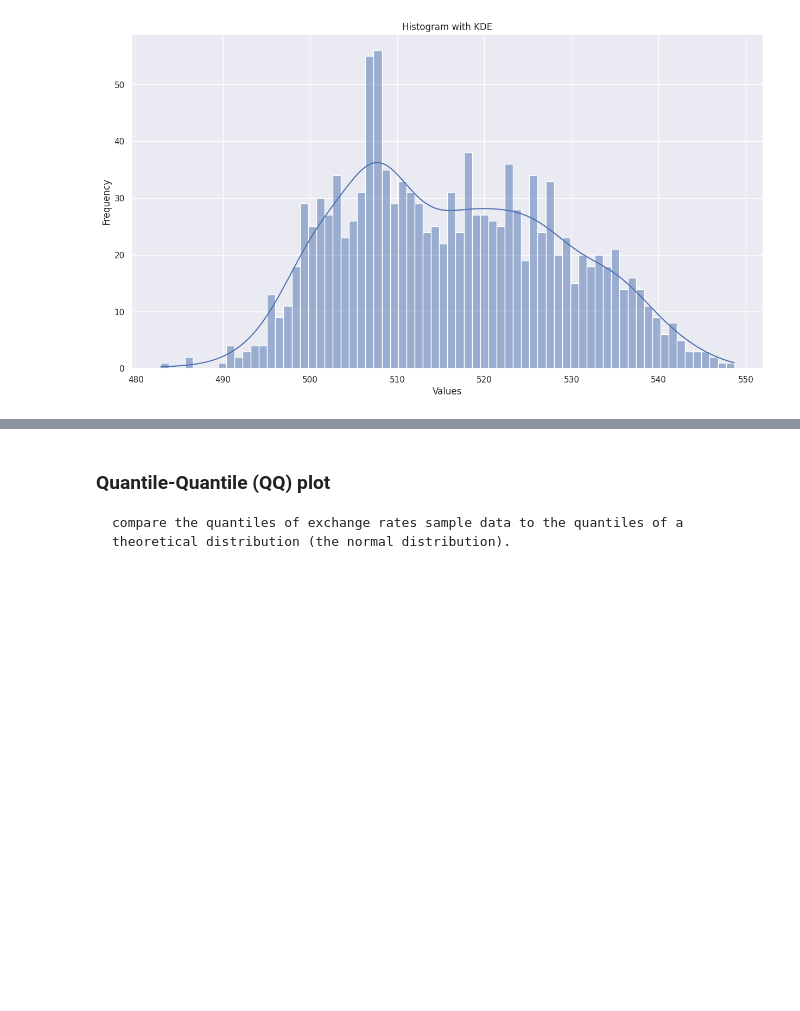
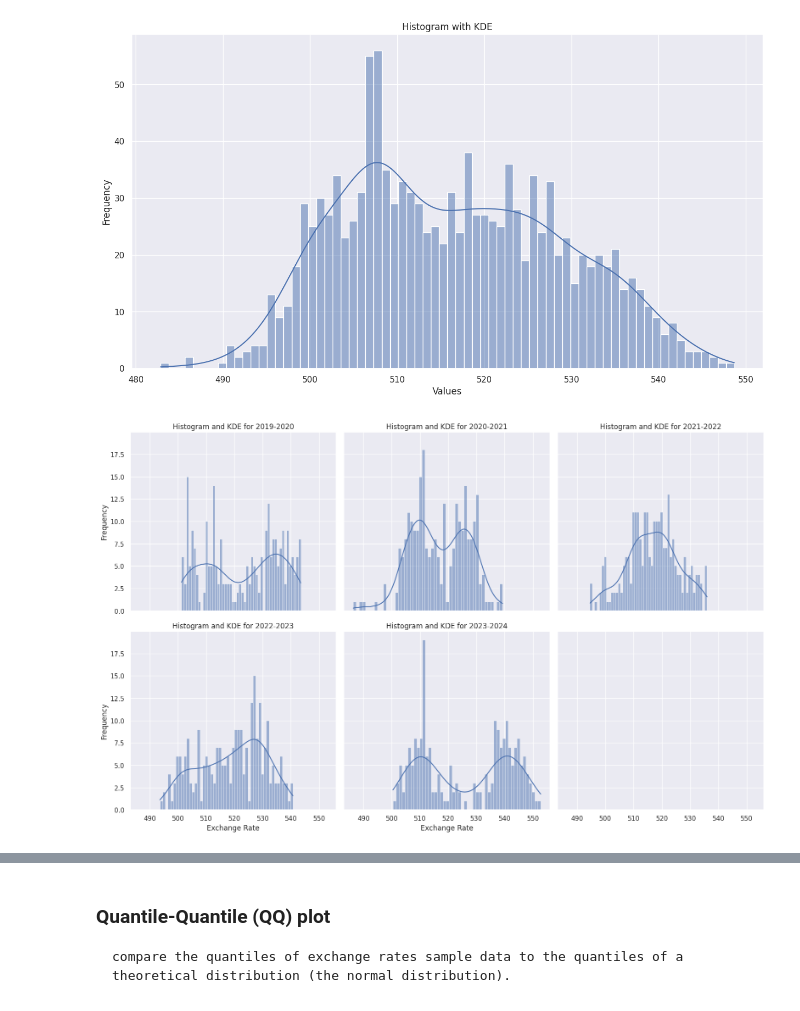
Before and after one commit to 5JKY/Project, a Jupyter notebook: data_visualization.ipynb, the cells around one changed output, grey strips where cells are left out. Drawn from its saved outputs; the diff is of its cells as text; code cells hidden in the pictures; blank space fills up the shorter version.

Commit message:
subplot histogram with KDE for each year

```diff
--- a/data_visualization.ipynb
+++ b/data_visualization.ipynb
@@ -25,7 +25,7 @@ exchange_rates = exchange_rate_orign_df[['日期','中行钞卖价/汇卖价', '
 
 exchange_rates.set_index(exchange_rates['date'], inplace=True)
 # %%
-selling_rates = exchange_rates['bank_buying_exchange_rate']
+selling_rates = exchange_rates['bank_selling_exchange_rate']
 selling_rates.index = pd.to_datetime(selling_rates.index)
 # %%
 mpl.rcParams.update({
@@ -205,3 +205,28 @@ plt.ylabel('Frequency')
 plt.show()
 # %% [output]
 [figure]
+# %%
+start_date = '2019-01-01'
+end_date = '2023-10-31'
+
+# Divide the time series into five-year intervals and plot histograms with KDE
+years = range(int(start_date[:4]), int(end_date[:4])+1, 1)
+
+fig, axes = plt.subplots(nrows=2, ncols=3, figsize=(16, 10), sharex=True, sharey=True)
+
+for i, year in enumerate(years, 1):
+    start_interval = f'{year}-01-01'
+    end_interval = f'{year}-12-31'
+    interval_data = selling_rates[start_interval:end_interval]
+
+    ax = axes[(i - 1) // 3, (i - 1) % 3]
+    plt.subplot(2, 3, i)
+    seaborn.histplot(interval_data, kde=True, bins=50)
+    plt.title(f'Histogram and KDE for {year}-{year + 1}')
+    plt.xlabel('Exchange Rate')
+    plt.ylabel('Frequency')
+
+plt.tight_layout()
+plt.show()
+# %% [output]
+[figure, added]
```
Also changed, not shown: parts of 3 cells of this notebook.
